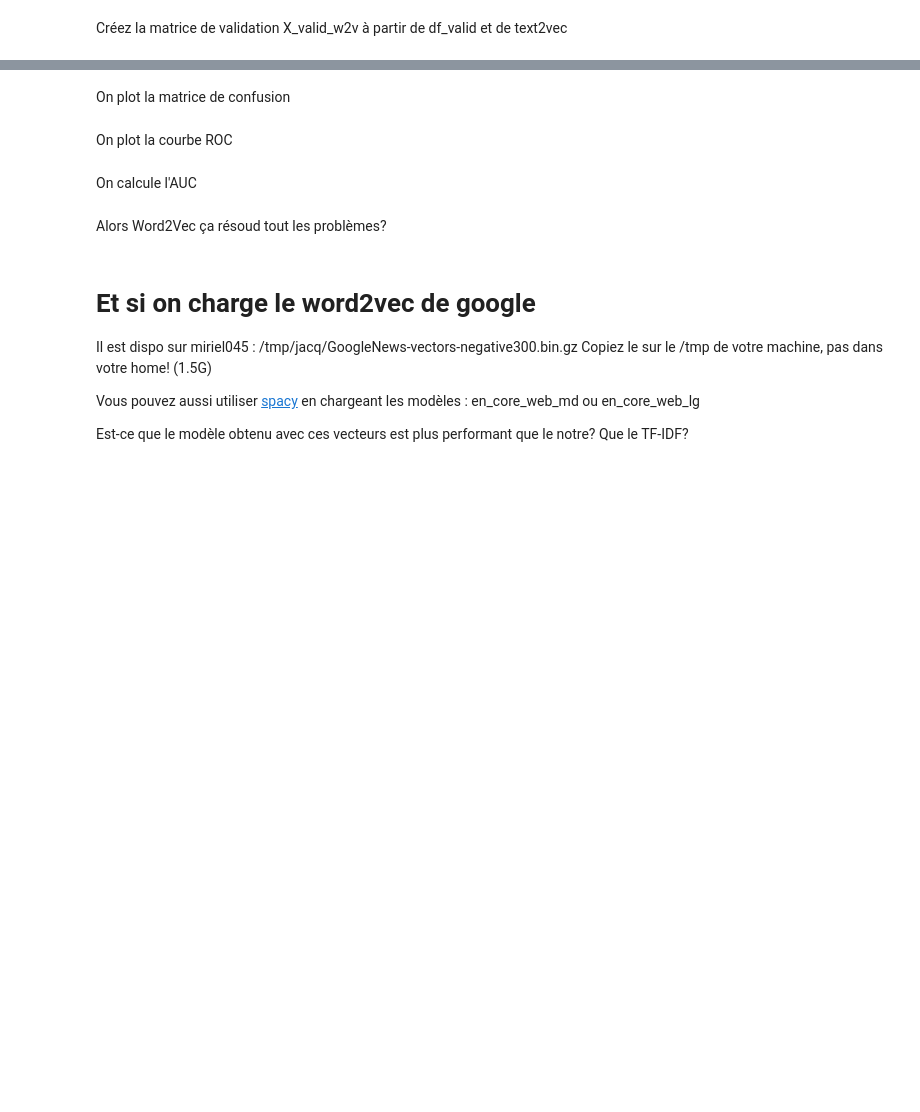
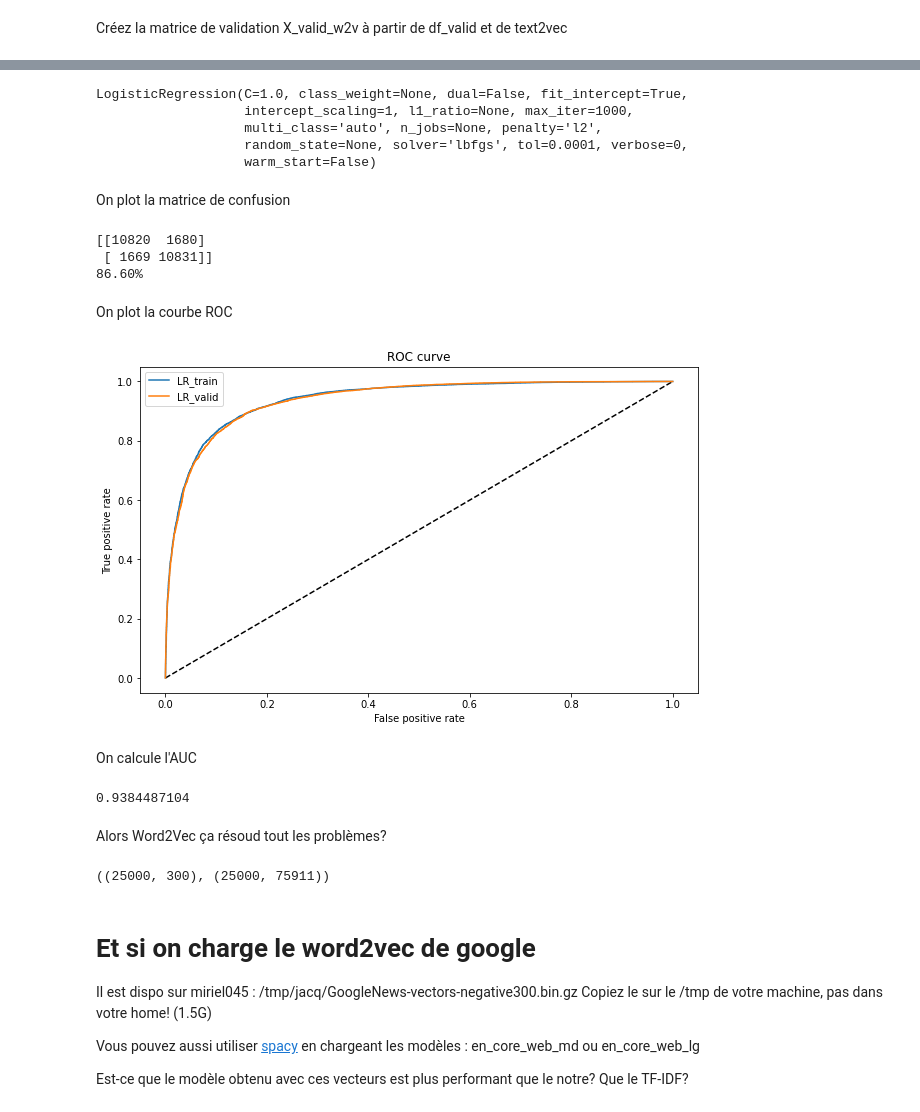
Before and after one commit to charles66820/CREMIfiles, a Jupyter notebook: IS329_fouille/tp2/TP-Word2Vec.ipynb, the cells around one changed output, grey strips where cells are left out. Saved outputs shown, nothing was run; the diff lists cells and outputs as text; code cells hidden in the pictures; blank space fills up the shorter version.

```diff
--- a/IS329_fouille/tp2/TP-Word2Vec.ipynb
+++ b/IS329_fouille/tp2/TP-Word2Vec.ipynb
@@ -333,5 +362,9 @@ Créez la fonction text2vec qui à un texte retourne le vecteur qui correspond
 # %% [markdown]
 Créez la matrice d'entrainement X_train_w2v à partir de df_train et de text2vec
+# %%
+X_train_w2v = np.vstack(df_train["tokens"].apply(lambda token:text2vec(model, token)).values)
 # %% [markdown]
 Créez la matrice de validation X_valid_w2v à partir de df_valid et de text2vec
+# %%
+X_valid_w2v = np.vstack(df_valid["tokens"].apply(lambda token:text2vec(model, token)).values)
 # %% [markdown]
@@ -338,0 +372,10 @@ On entraine une régression linéaire
+# %%
+ml = sklearn.linear_model.LogisticRegression(max_iter=1000)
+# %%
+ml.fit(X_train_w2v, df_train["positive"])
+# %% [output]
+LogisticRegression(C=1.0, class_weight=None, dual=False, fit_intercept=True,
+                   intercept_scaling=1, l1_ratio=None, max_iter=1000,
+                   multi_class='auto', n_jobs=None, penalty='l2',
+                   random_state=None, solver='lbfgs', tol=0.0001, verbose=0,
+                   warm_start=False)
@@ -339,11 +384,45 @@ On entraine une régression linéaire
 # %% [markdown]
 On plot la matrice de confusion
+# %%
+from sklearn.metrics import confusion_matrix, accuracy_score
+
+cm = confusion_matrix(y_valid, y_pred)
+print(cm)
+
+print("{:.2%}".format(accuracy_score(y_valid, y_pred)))
+# %% [output]
+[[10820  1680]
+ [ 1669 10831]]
+86.60%
 # %% [markdown]
 On plot la courbe ROC
+# %%
+fpr_lr_train, tpr_lr_train, thresholds_train = sklearn.metrics.roc_curve(df_train["positive"], ml.predict_proba(X_train_w2v)[:, 1])
+fpr_lr_valid, tpr_lr_valid, threshold_valid = sklearn.metrics.roc_curve(df_valid["positive"], ml.predict_proba(X_valid_w2v)[:, 1])
+plt.figure(figsize=(10,6))
+plt.plot([0, 1], [0, 1], 'k--')
+plt.plot(fpr_lr_train, tpr_lr_train, label='LR_train')
+plt.plot(fpr_lr_valid, tpr_lr_valid, label='LR_valid')
+plt.xlabel('False positive rate')
+plt.ylabel('True positive rate')
+plt.legend()
+plt.title('ROC curve')
+plt.show()
+# %% [output]
+[figure, added]
 # %% [markdown]
 On calcule l'AUC
+# %%
+# Aire sous la courbe ROC - train
+sklearn.metrics.roc_auc_score(df_train["positive"], ml.predict_proba(X_valid_w2v)[:, 1])
+# %% [output]
+0.9384487104
 # %% [markdown]
 Alors Word2Vec ça résoud tout les problèmes?
+# %%
+X_train_w2v.shape, X_train.shape
+# %% [output]
+((25000, 300), (25000, 75911))
 # %% [markdown]
 # Et si on charge le word2vec de google
 
```
Also changed, not shown: parts of 11 cells of this notebook, 4 other files.
